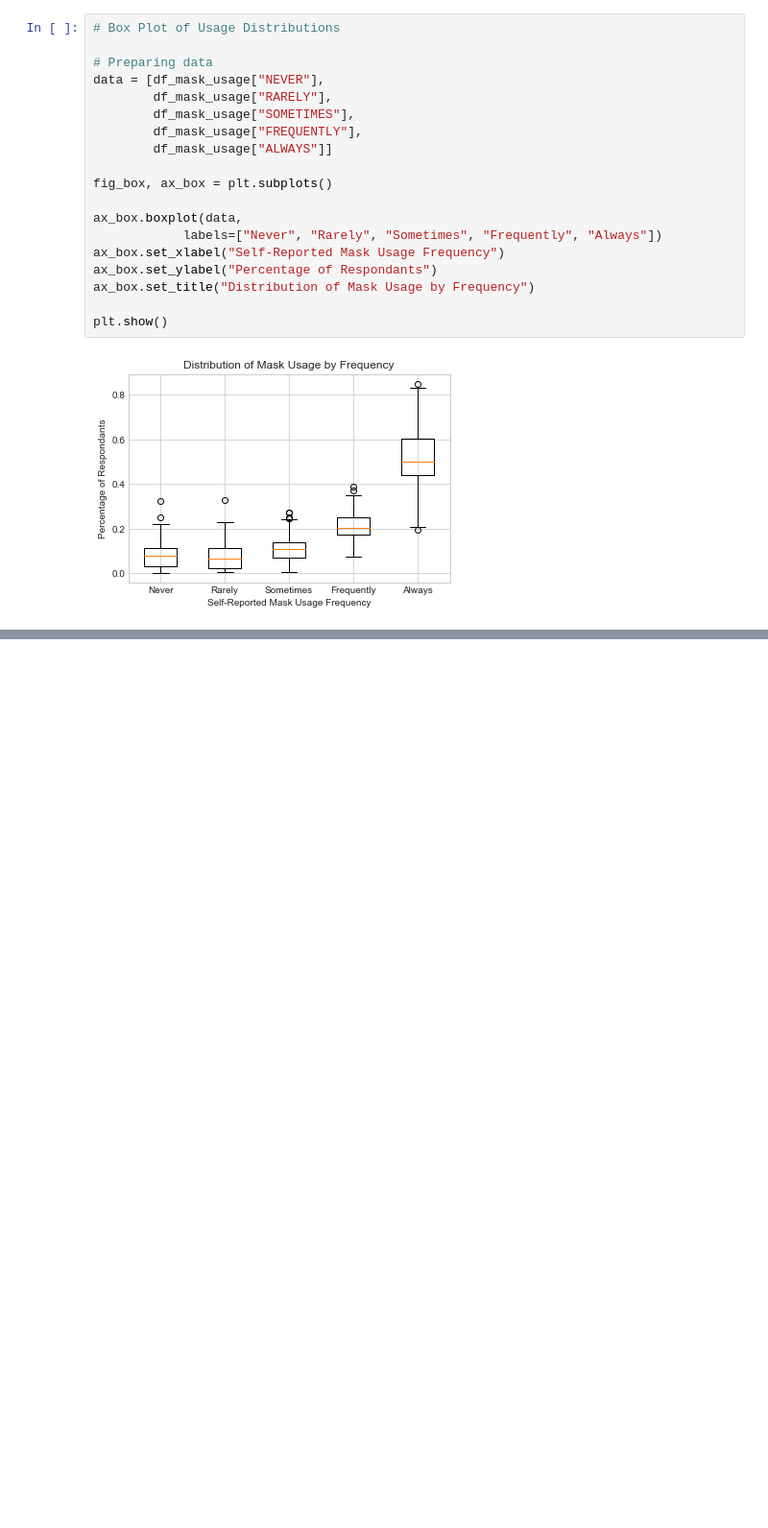
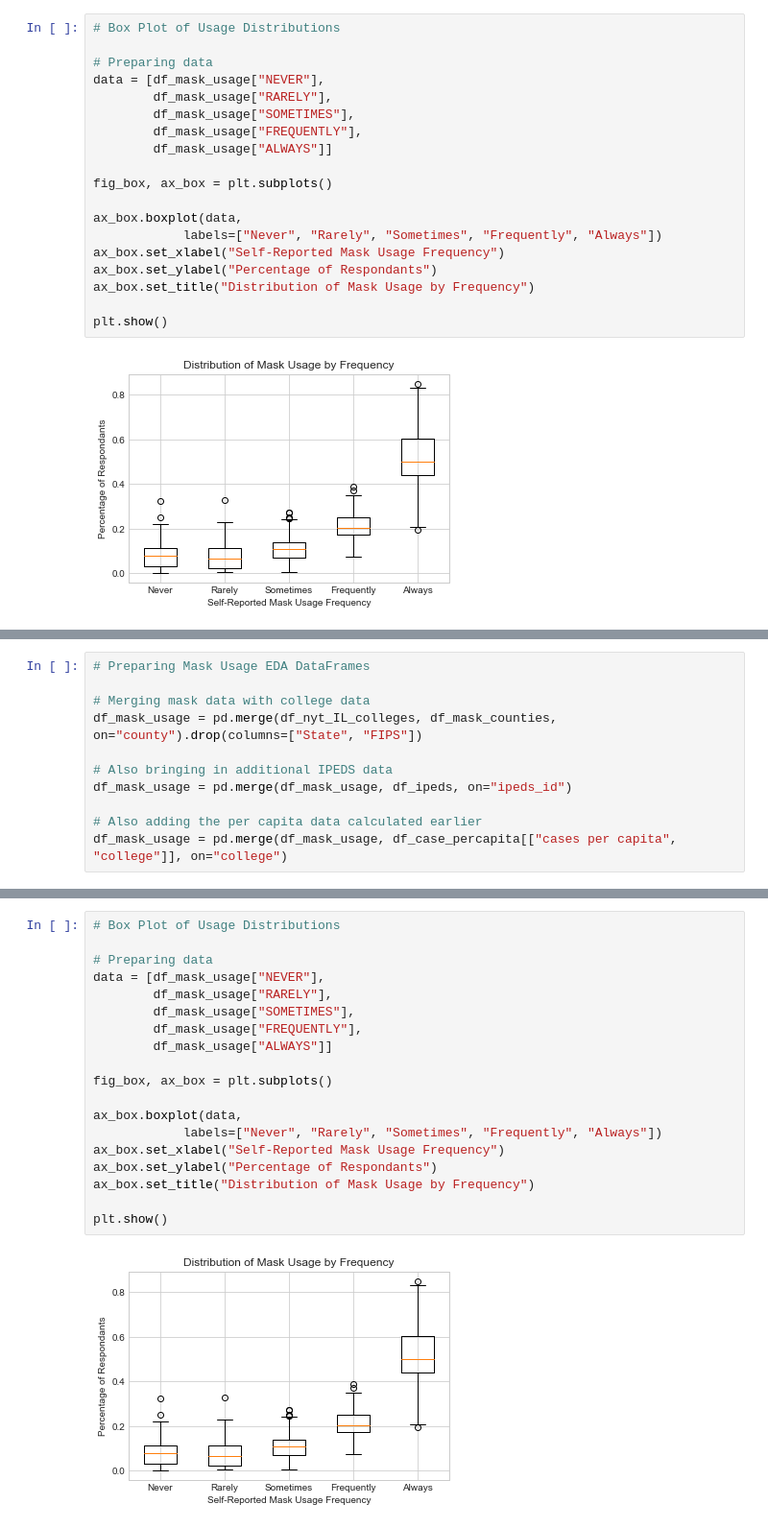
Before and after one commit to carlit-os/IL_colleges_covid, a Jupyter notebook: notebooks/cleaning.ipynb, the cells around one changed output, grey strips where cells are left out. Shown at 96% size. Saved outputs shown, nothing was run; the diff lists cells and outputs as text; blank space fills up the shorter version.

```diff
--- a/notebooks/cleaning.ipynb
+++ b/notebooks/cleaning.ipynb
@@ -227,0 +359,11 @@ plt.show()
+# %%
+# Preparing Mask Usage EDA DataFrames
+
+# Merging mask data with college data
+df_mask_usage = pd.merge(df_nyt_IL_colleges, df_mask_counties, on="county").drop(columns=["State", "FIPS"])
+
+# Also bringing in additional IPEDS data
+df_mask_usage = pd.merge(df_mask_usage, df_ipeds, on="ipeds_id")
+
+# Also adding the per capita data calculated earlier
+df_mask_usage = pd.merge(df_mask_usage, df_case_percapita[["cases per capita", "college"]], on="college")
@@ -227,0 +376,21 @@ plt.show()
+# %%
+# Box Plot of Usage Distributions
+
+# Preparing data
+data = [df_mask_usage["NEVER"],
+        df_mask_usage["RARELY"],
+        df_mask_usage["SOMETIMES"],
+        df_mask_usage["FREQUENTLY"],
+        df_mask_usage["ALWAYS"]]
+
+fig_box, ax_box = plt.subplots()
+
+ax_box.boxplot(data,
+            labels=["Never", "Rarely", "Sometimes", "Frequently", "Always"])
+ax_box.set_xlabel("Self-Reported Mask Usage Frequency")
+ax_box.set_ylabel("Percentage of Respondants")
+ax_box.set_title("Distribution of Mask Usage by Frequency")
+
+plt.show()
+# %% [output]
+[figure, added]
```
Also changed, not shown: parts of 23 cells of this notebook, 2 other files.
